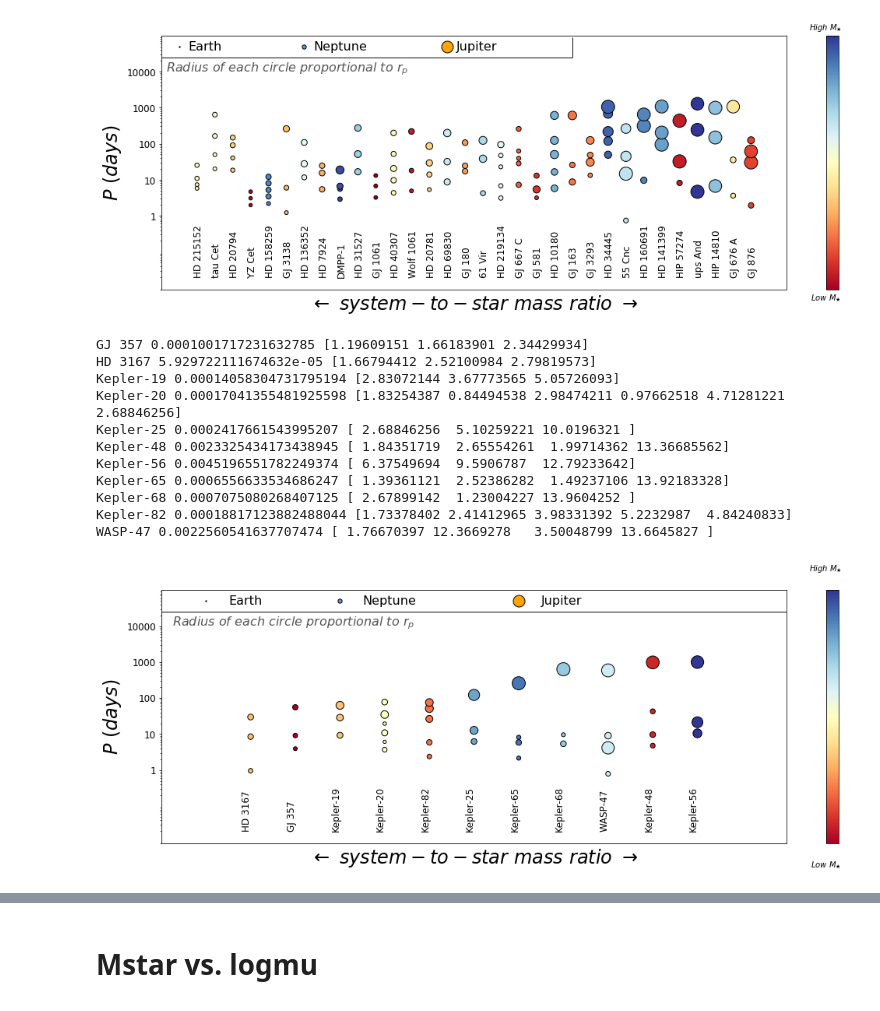
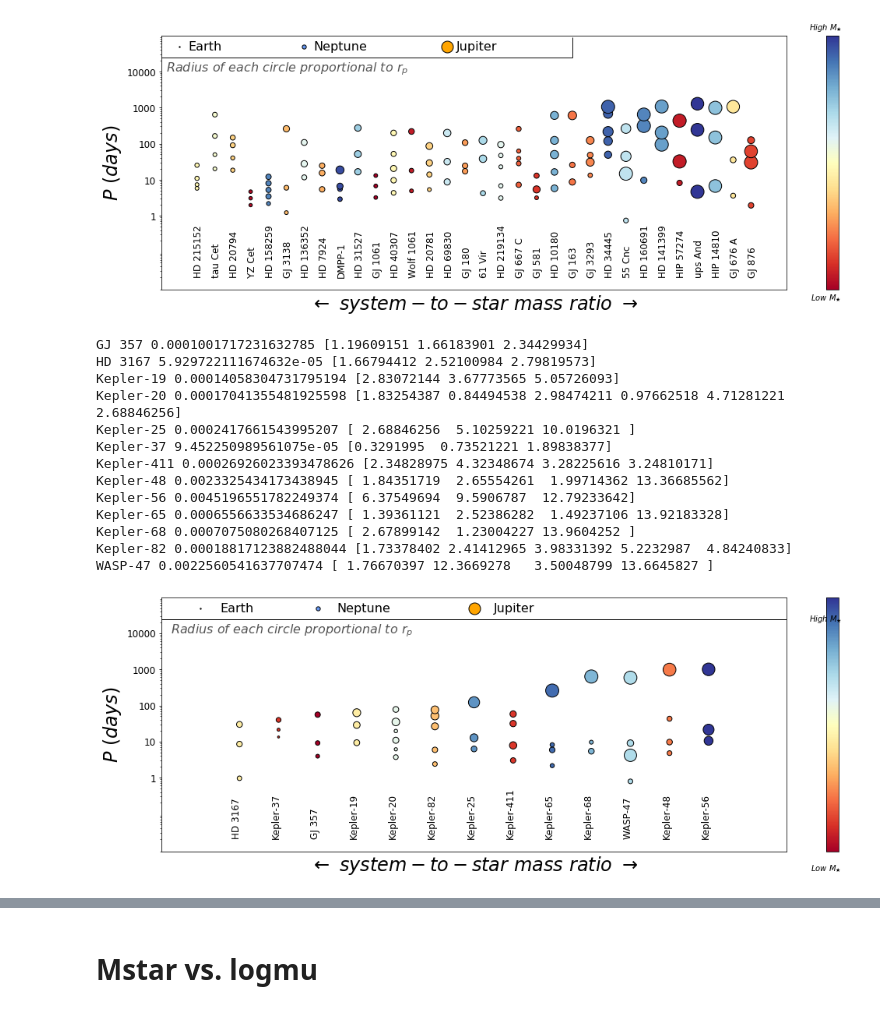
Before and after one commit to djhoover717/Oviraptor, a Jupyter notebook: Transit_RV_Mixed Comparison Updated.ipynb, the cells around one changed output, grey strips where cells are left out. Saved outputs shown, nothing was run; the diff lists cells and outputs as text; code cells hidden in the pictures.

```diff
--- a/Transit_RV_Mixed Comparison Updated.ipynb
+++ b/Transit_RV_Mixed Comparison Updated.ipynb
@@ -49,13 +49,15 @@ RNEPTUNE = 24622e3
 robinseggblue = '#bfe2ff'    #define a few colors
 royalpurple = '#9e00a3'
 lavender = '#cc98d9'
+
+NBOOT = 64
 # %%
 class System:
     def __init__(self, sysid=None):
 
         self.sysid = sysid
 # %%
-my_file = 'C:/Users/djhoo/Documents/maiasaurus-master/catalogues/file_master.csv'
+my_file = 'C:/Users/djhoo/Documents/maiasaurus-master/catalogues/exoarchive_dr25_cks_combined.csv'
 raw_data = []
 with open(my_file) as infile:
     reader = csv.reader(infile)
@@ -155,9 +166,9 @@ def mass_radius(mp):
     '''
     mp - float
 
-    Uses the mass-radius relation given in Chen and Kipping (2016).  This method takes mass and
-    outputs radius.  mp is given in Earth masses, and rp is returned in Earth radii.  The -0.291, 16.580, and -7826.573
-    were calculated using the boundary conditions.
+    Uses the mass-radius relation given in Chen and Kipping (2017).  This method takes mass and
+    outputs radius.  mp is given in Earth masses, and rp is returned in Earth radii.  The specific numbers were obtained
+    from here: https://exoplanetarchive.ipac.caltech.edu/docs/pscp_calc.html.
     '''
     mp = float(mp)
     if mp <= 2:
@@ -171,7 +182,7 @@ def mass_radius(mp):
     return rp
 
 for i in range(len(d['mp'])):
-    if d['rp'][i] == '' and is_number(d['mp'][i]) == True:
+    if d['rp'][i] == '' and is_number(d['mp'][i]) == True:        #implementing mass-radius relation
         d['rp'][i] = mass_radius(d['mp'][i])
 
 def radius_mass(rp):
@@ -179,7 +190,8 @@ def radius_mass(rp):
     rp - float
 
     Takes a radius measurement and outputs its corresponding mass using the mass-radius relation in Chen and Kipping
-    (2016).  This is kind of like the inverse of mass_radius above.
+    (2017).  This is kind of like the inverse of mass_radius above.  The specific numbers were obtained from here:
+    https://exoplanetarchive.ipac.caltech.edu/docs/pscp_calc.html
     '''
     rp = float(rp)
     if rp < 1.23:
@@ -191,8 +203,31 @@ def radius_mass(rp):
     return mp
 
 for i in range(len(d['rp'])):
-    if d['mp'][i] == '' and is_number(d['rp'][i]) == True:
+    if d['mp'][i] == '' and is_number(d['rp'][i]) == True:             #implementing radius-mass relation
         d['mp'][i] = radius_mass(d['rp'][i])
+# %%
+def positivity_condition(masses):
+    '''
+    Since the radius-mass relation yields m=0 for r>11.1, we must eliminate systems that are within this range.
+    Thus, we only need to check if m=0.  Later, we remove planets in which m=0.
+    '''
+    entries = []
+    for i in range(len(masses)):
+        if float(masses[i]) <= 0:
+            entries.append(False)
+        else:
+            entries.append(True)
+    return np.array(entries)
+
+legitimate_entries = positivity_condition(d['mp'])
+
+d['mp'] = d['mp'][legitimate_entries == True]
+d['rp'] = d['rp'][legitimate_entries == True]
+d['starname'] = d['starname'][legitimate_entries == True]
+d['ms'] = d['ms'][legitimate_entries == True]
+d['p'] = d['p'][legitimate_entries == True]
+d['disc_method'] = d['disc_method'][legitimate_entries == True]
+d['sys_disc_method'] = d['sys_disc_method'][legitimate_entries == True]
 # %%
 # QUICKLY CLEAN DATA
 
@@ -764,6 +905,10 @@ tau Cet 4.4068445849764435e-05 [1.17855136 1.19323255 1.81003786 1.81003786]
 ups And 0.004993477470356701 [14.0301224  13.39187297 12.96561687]
 [figure]
 # %%
+'''
+Make gallery of mixed systems of 3+ exoplanets
+'''
+
 mu_mixed = []
 masses_mixed = []
 periods_mixed = []
@@ -823,34 +968,36 @@ cbar.ax.text(1, -3, r"$Low\ M_{\bigstar}$", va = 'bottom', ha = 'center')
 cbar.ax.text(1, 43, r"$High\ M_{\bigstar}$", va = 'top', ha = 'center')
 
 plt.ylim(0.009, 100000)
 
 plt.hlines(25000, -1, 22, lw = 1)
 plt.vlines(22, 25000, 90000, lw = 1)
 plt.plot(0, 50000, 'o', markersize=15*REARTH/RJUPITER, color='lightgrey', mec='k', mew=1)
 plt.text(0.5, 50000, 'Earth', va='center', fontsize=16)
 plt.plot(3, 50000, 'o', markersize=15*RNEPTUNE/RJUPITER, color='cornflowerblue', mec='k', mew=1)
 plt.text(3.5, 50000, 'Neptune', va='center', fontsize=16)
 plt.plot(7, 50000, 'o', markersize=15*RJUPITER/RJUPITER, color='orange', mec='k', mew=1)
 plt.text(7.5, 50000, 'Jupiter', va='center', fontsize=16)
 
 plt.text(-0.75,20000, r'$Radius\ of\ each\ circle\ proportional\ to\ r_p$', \
          fontsize=16, color='#555555', va='top')
 
 plt.savefig('C:/Users/djhoo/Documents/maiasaurus-master/Devin_Figures/gallery_mixed.pdf', bbox_inches='tight')
 plt.show()
 # %% [output]
 GJ 357 0.0001001717231632785 [1.19609151 1.66183901 2.34429934]
 HD 3167 5.929722111674632e-05 [1.66794412 2.52100984 2.79819573]
 Kepler-19 0.00014058304731795194 [2.83072144 3.67773565 5.05726093]
 Kepler-20 0.00017041355481925598 [1.83254387 0.84494538 2.98474211 0.97662518 4.71281221 2.68846256]
 Kepler-25 0.0002417661543995207 [ 2.68846256  5.10259221 10.0196321 ]
+Kepler-37 9.452250989561075e-05 [0.3291995  0.73521221 1.89838377]
+Kepler-411 0.00026926023393478626 [2.34828975 4.32348674 3.28225616 3.24810171]
 Kepler-48 0.0023325434173438945 [ 1.84351719  2.65554261  1.99714362 13.36685562]
 Kepler-56 0.0045196551782249374 [ 6.37549694  9.5906787  12.79233642]
 Kepler-65 0.0006556633534686247 [ 1.39361121  2.52386282  1.49237106 13.92183328]
 Kepler-68 0.0007075080268407125 [ 2.67899142  1.23004227 13.9604252 ]
 Kepler-82 0.00018817123882488044 [1.73378402 2.41412965 3.98331392 5.2232987  4.84240833]
 WASP-47 0.0022560541637707474 [ 1.76670397 12.3669278   3.50048799 13.6645827 ]
-[figure, old version]
+[figure, new version]
 # %%
 '''
 Making a histogram of combined star systems' multiplicities.  No divisions were made based on stellar masses or
```
Also changed, not shown: parts of 27 cells of this notebook, 2 other files.
